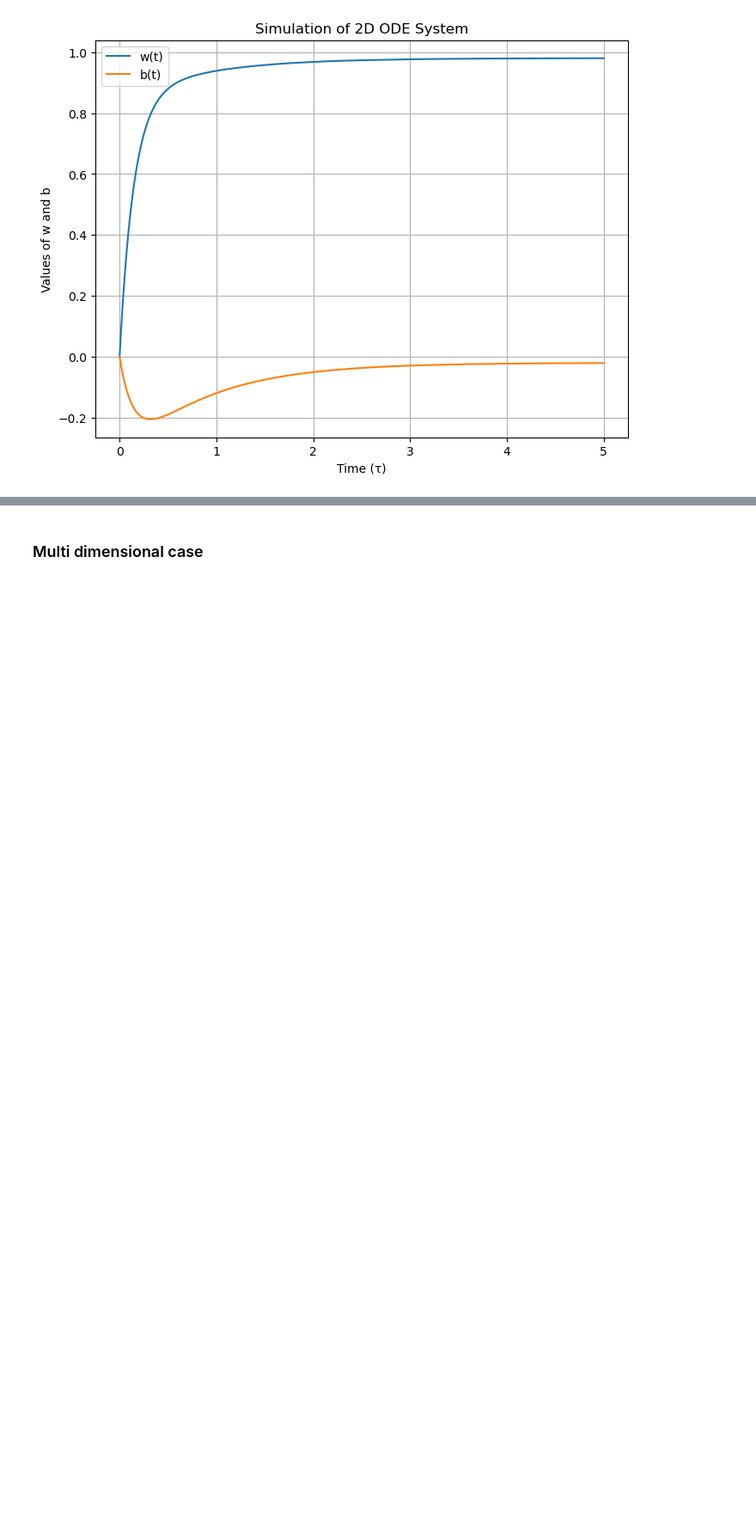
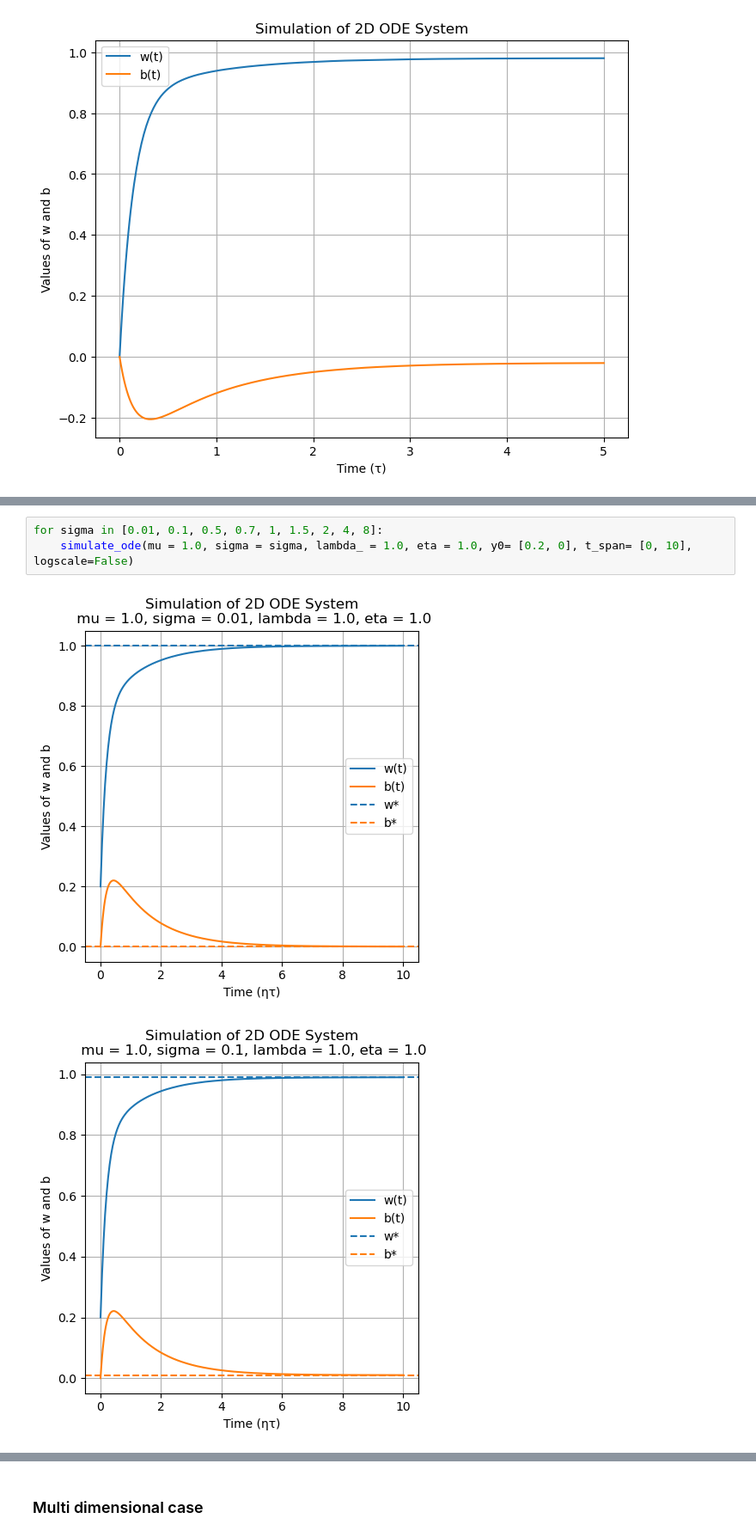
Before and after one commit to Animadversio/DiffusionLearningCurve, a Jupyter notebook: notebook/mean_cov_entanglement.ipynb, the cells around one changed output, grey strips where cells are left out. Shown at 86% size. Saved outputs shown, nothing was run; the diff lists cells and outputs as text; blank space fills up the shorter version.

```diff
--- a/notebook/mean_cov_entanglement.ipynb
+++ b/notebook/mean_cov_entanglement.ipynb
@@ -105,0 +108,6 @@ simulate_ode(mu = -1.0, sigma = 0.5, lambda_ = 2.0, eta = 1.0, y0= [0.2, 0], t_s
+# %%
+for sigma in [0.01, 0.1, 0.5, 0.7, 1, 1.5, 2, 4, 8]:
+    simulate_ode(mu = 1.0, sigma = sigma, lambda_ = 1.0, eta = 1.0, y0= [0.2, 0], t_span= [0, 10], logscale=False)
+# %% [output]
+[figure, added]
+[figure, added]
```
Also changed, not shown: parts of 5 cells of this notebook.
